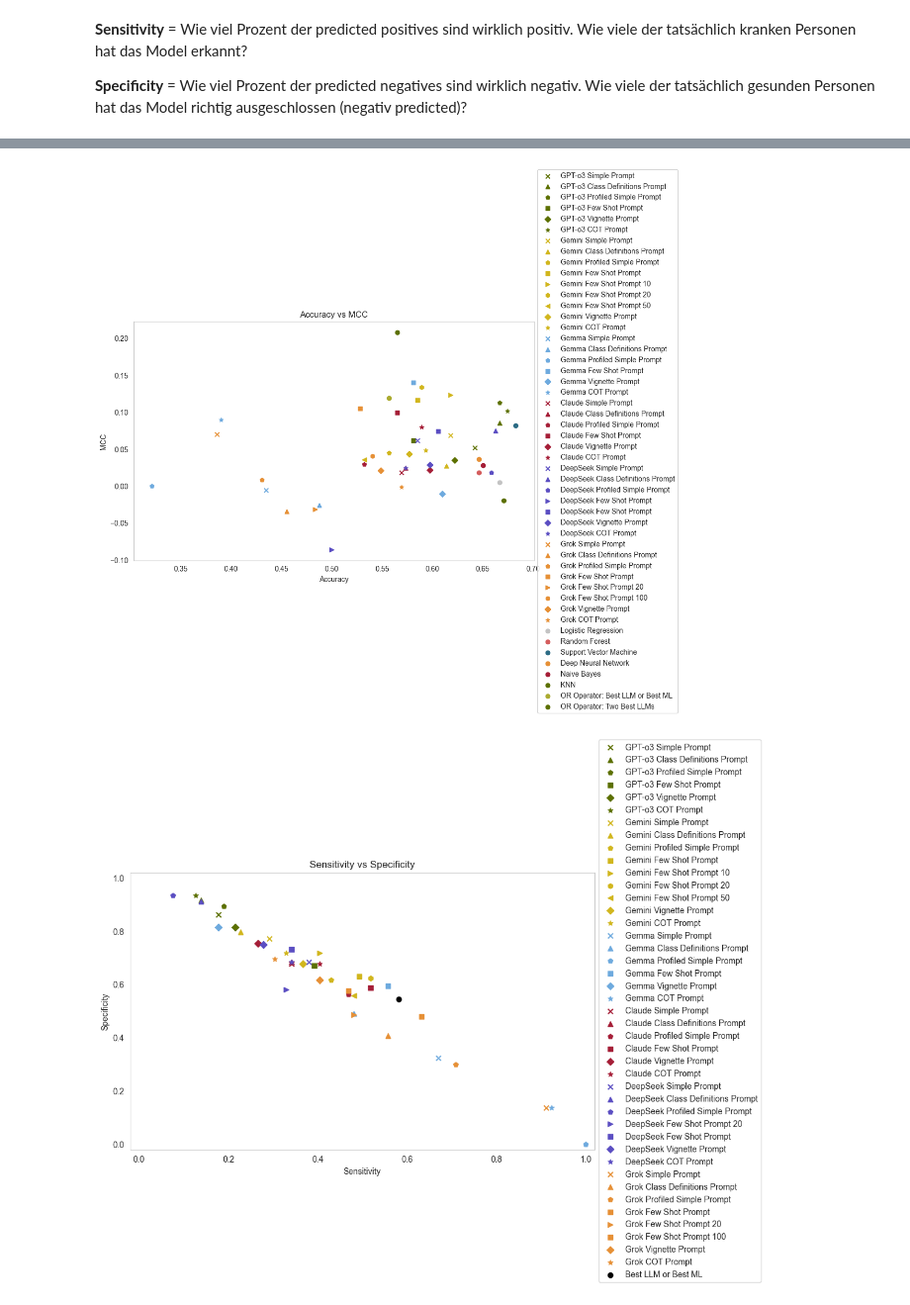
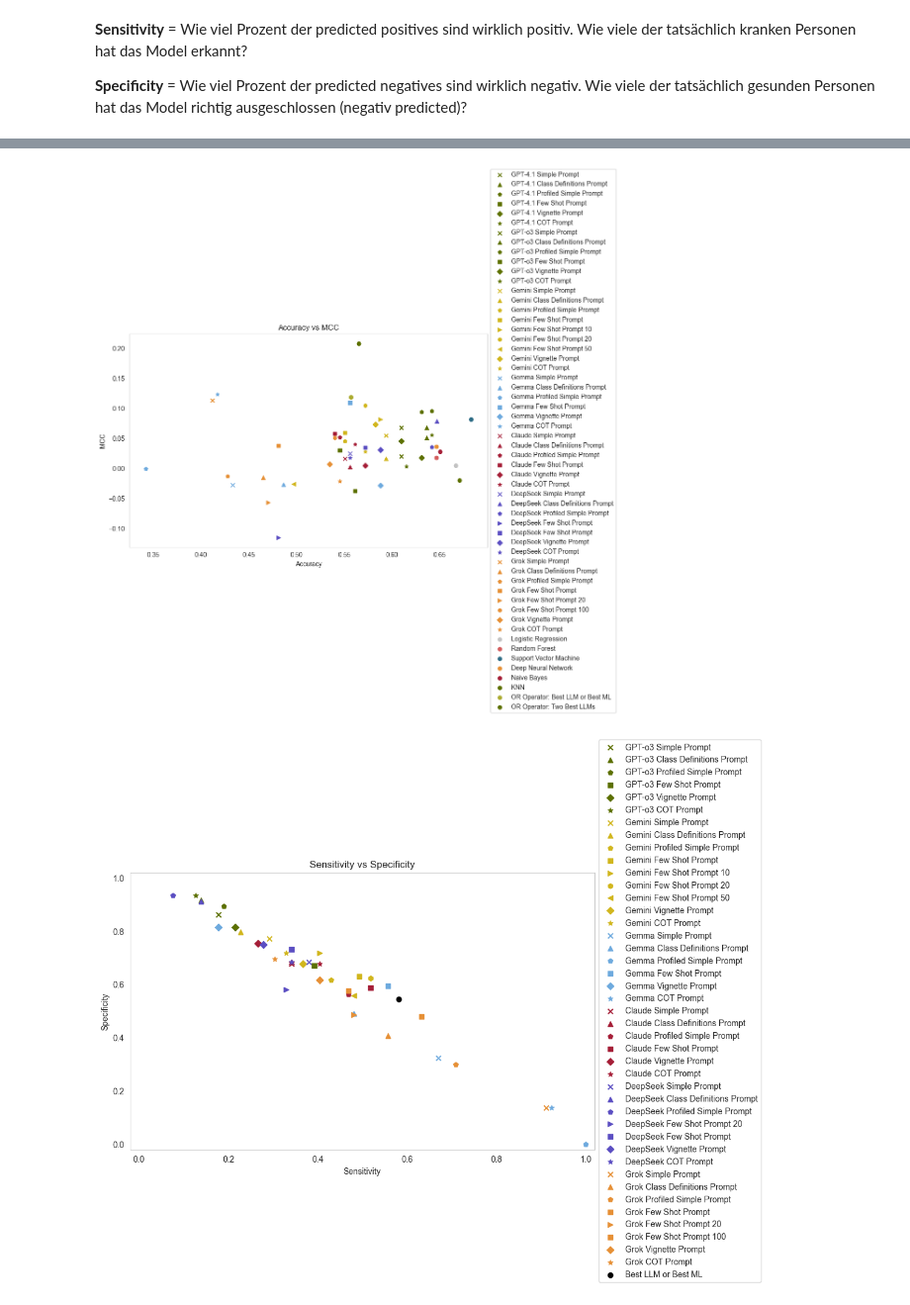
Before and after one commit to kimmizi/master_thesis, a Jupyter notebook: exp/05_Evaluation_Performance.ipynb, the cells around one changed output, grey strips where cells are left out. Shown at 99% size. Cells and saved outputs as stored; diff of their text form; code cells hidden in the pictures.

Commit message:
Trying new approach to cleaning data and train-test split

```diff
--- a/exp/05_Evaluation_Performance.ipynb
+++ b/exp/05_Evaluation_Performance.ipynb
@@ -220 +386,8 @@ metrics_Gemma_cot_prompt = calculate_metrics(y_test, y_pred_Gemma_cot_prompt["y_
+# %%
+metrics_Gemma_simple_prompt = calculate_metrics(y_test_excl, y_pred_Gemma_simple_prompt["y_pred"])
+metrics_Gemma_class_def_prompt = calculate_metrics(y_test_excl, y_pred_Gemma_class_def_prompt["y_pred"])
+metrics_Gemma_profiled_simple_prompt = calculate_metrics(y_test_excl, y_pred_Gemma_profiled_simple_prompt["y_pred"])
+metrics_Gemma_few_shot_prompt = calculate_metrics(y_test_excl, y_pred_Gemma_few_shot_prompt["y_pred"])
+metrics_Gemma_vignette_prompt = calculate_metrics(y_test_excl, y_pred_Gemma_vignette_prompt["y_pred"])
+metrics_Gemma_cot_prompt = calculate_metrics(y_test_excl, y_pred_Gemma_cot_prompt["y_pred"])
 # %%
@@ -227 +400,8 @@ metrics_Claude_4_cot_prompt = calculate_metrics(y_test, y_pred_Claude_4_cot_prom
+# %%
+metrics_Claude_4_simple_prompt = calculate_metrics(y_test_excl, y_pred_Claude_4_simple_prompt["y_pred"])
+metrics_Claude_4_class_def_prompt = calculate_metrics(y_test_excl, y_pred_Claude_4_class_def_prompt["y_pred"])
+metrics_Claude_4_profiled_simple_prompt = calculate_metrics(y_test_excl, y_pred_Claude_4_profiled_simple_prompt["y_pred"])
+metrics_Claude_4_few_shot_prompt = calculate_metrics(y_test_excl, y_pred_Claude_4_few_shot_prompt["y_pred"])
+metrics_Claude_4_vignette_prompt = calculate_metrics(y_test_excl, y_pred_Claude_4_vignette_prompt["y_pred"])
+metrics_Claude_4_cot_prompt = calculate_metrics(y_test_excl, y_pred_Claude_4_cot_prompt["y_pred"])
 # %%
@@ -235 +415,9 @@ metrics_DeepSeek_cot_prompt = calculate_metrics(y_test, y_pred_DeepSeek_cot_prom
+# %%
+metrics_DeepSeek_simple_prompt = calculate_metrics(y_test_excl, y_pred_DeepSeek_simple_prompt["y_pred"])
+metrics_DeepSeek_class_def_prompt = calculate_metrics(y_test_excl, y_pred_DeepSeek_class_def_prompt["y_pred"])
+metrics_DeepSeek_profiled_simple_prompt = calculate_metrics(y_test_excl, y_pred_DeepSeek_profiled_simple_prompt["y_pred"])
+metrics_DeepSeek_few_shot_prompt_20 = calculate_metrics(y_test_excl, y_pred_DeepSeek_few_shot_prompt_20["y_pred"])
+metrics_DeepSeek_few_shot_prompt = calculate_metrics(y_test_excl, y_pred_DeepSeek_few_shot_prompt["y_pred"])
+metrics_DeepSeek_vignette_prompt = calculate_metrics(y_test_excl, y_pred_DeepSeek_vignette_prompt["y_pred"])
+metrics_DeepSeek_cot_prompt = calculate_metrics(y_test_excl, y_pred_DeepSeek_cot_prompt["y_pred"])
 # %%
@@ -244,3 +432,12 @@ metrics_Grok_cot_prompt = calculate_metrics(y_test, y_pred_Grok_cot_prompt["y_pr
+# %%
+metrics_Grok_simple_prompt = calculate_metrics(y_test_excl, y_pred_Grok_simple_prompt)
+metrics_Grok_class_def_prompt = calculate_metrics(y_test_excl, y_pred_Grok_class_def_prompt)
+metrics_Grok_profiled_simple_prompt = calculate_metrics(y_test_excl, y_pred_Grok_profiled_simple_prompt)
+metrics_Grok_few_shot_prompt = calculate_metrics(y_test_excl, y_pred_Grok_few_shot_prompt)
+metrics_Grok_few_shot_prompt_20 = calculate_metrics(y_test_excl, y_pred_Grok_few_shot_prompt_20)
+metrics_Grok_few_shot_prompt_100 = calculate_metrics(y_test_excl, y_pred_Grok_few_shot_prompt_100)
+metrics_Grok_vignette_prompt = calculate_metrics(y_test_excl, y_pred_Grok_vignette_prompt)
+metrics_Grok_cot_prompt = calculate_metrics(y_test_excl, y_pred_Grok_cot_prompt["y_pred"])
 # %% [markdown]
 #### Unification Approaches
 # %%
@@ -351,12 +589,12 @@ plt.savefig("../doc/figs/01_LLM_ML_performance/sensitivity_specificity_ML.png",
 # plot all simple prompts for LLMs: MCC vs Accuracy
 plt.figure(figsize = (10, 6))
 
-# plt.scatter(metrics_GPT_simple_prompt["accuracy"], metrics_GPT_simple_prompt["mcc"], label = "GPT-4.1 Simple Prompt", color = hex_colors[9], marker = "x")
-# plt.scatter(metrics_GPT_class_def_prompt["accuracy"], metrics_GPT_class_def_prompt["mcc"], label = "GPT-4.1 Class Definitions Prompt", color = hex_colors[9], marker = "^")
-# plt.scatter(metrics_GPT_profiled_simple_prompt["accuracy"], metrics_GPT_profiled_simple_prompt["mcc"], label = "GPT-4.1 Profiled Simple Prompt", color = hex_colors[9], marker = "p")
-# plt.scatter(metrics_GPT_few_shot_prompt["accuracy"], metrics_GPT_few_shot_prompt["mcc"], label = "GPT-4.1 Few Shot Prompt", color = hex_colors[9], marker = "s")
-# plt.scatter(metrics_GPT_vignette_prompt["accuracy"], metrics_GPT_vignette_prompt["mcc"], label = "GPT-4.1 Vignette Prompt", color = hex_colors[9], marker = "D")
-# plt.scatter(metrics_GPT_cot_prompt["accuracy"], metrics_GPT_cot_prompt["mcc"], label = "GPT-4.1 COT Prompt", color = hex_colors[9], marker = "*")
+plt.scatter(metrics_GPT_simple_prompt["accuracy"], metrics_GPT_simple_prompt["mcc"], label = "GPT-4.1 Simple Prompt", color = hex_colors[9], marker = "x")
+plt.scatter(metrics_GPT_class_def_prompt["accuracy"], metrics_GPT_class_def_prompt["mcc"], label = "GPT-4.1 Class Definitions Prompt", color = hex_colors[9], marker = "^")
+plt.scatter(metrics_GPT_profiled_simple_prompt["accuracy"], metrics_GPT_profiled_simple_prompt["mcc"], label = "GPT-4.1 Profiled Simple Prompt", color = hex_colors[9], marker = "p")
+plt.scatter(metrics_GPT_few_shot_prompt["accuracy"], metrics_GPT_few_shot_prompt["mcc"], label = "GPT-4.1 Few Shot Prompt", color = hex_colors[9], marker = "s")
+plt.scatter(metrics_GPT_vignette_prompt["accuracy"], metrics_GPT_vignette_prompt["mcc"], label = "GPT-4.1 Vignette Prompt", color = hex_colors[9], marker = "D")
+plt.scatter(metrics_GPT_cot_prompt["accuracy"], metrics_GPT_cot_prompt["mcc"], label = "GPT-4.1 COT Prompt", color = hex_colors[9], marker = "*")
 
 plt.scatter(metrics_GPT_o3_simple_prompt["accuracy"], metrics_GPT_o3_simple_prompt["mcc"], label = "GPT-o3 Simple Prompt", color = hex_colors[9], marker = "x")
 plt.scatter(metrics_GPT_o3_class_definitions_prompt["accuracy"], metrics_GPT_o3_class_definitions_prompt["mcc"], label = "GPT-o3 Class Definitions Prompt", color = hex_colors[9], marker = "^")
@@ -424,34 +662,34 @@ plt.scatter(metrics_OR_best_LLMs["accuracy"], metrics_OR_best_LLMs["mcc"], label
 # plt.scatter(metrics_pov_llm_votes["accuracy"], metrics_pov_llm_votes["mcc"], label = "POV LLM Votes", color = "black", marker = "p")
 # plt.scatter(metrics_pov_simple_votes["accuracy"], metrics_pov_simple_votes["mcc"], label = "POV Simple Votes", color = "black", marker = "x")
 # plt.scatter(metrics_pov_class_definitions_votes["accuracy"], metrics_pov_class_definitions_votes["mcc"], label = "POV Class Definitions Votes", color = "black", marker = "^")
 # plt.scatter(metrics_pov_profiled_simple_votes["accuracy"], metrics_pov_profiled_simple_votes["mcc"], label = "POV Profiled Simple Votes", color = "black", marker = "p")
 # plt.scatter(metrics_pov_few_shot_votes["accuracy"], metrics_pov_few_shot_votes["mcc"], label = "POV Few Shot Votes", color = "black", marker = "s")
 # plt.scatter(metrics_pov_vignette_votes["accuracy"], metrics_pov_vignette_votes["mcc"], label = "POV Vignette Votes", color = "black", marker = "D")
 # plt.scatter(metrics_pov_cot_votes["accuracy"], metrics_pov_cot_votes["mcc"], label = "POV COT Votes", color = "black", marker = "*")
 
 
 # plt.scatter(metrics_new_input_dnn["accuracy"], metrics_new_input_dnn["mcc"], label = "New Input DNN", color = "green", marker = "s")
 # plt.scatter(metrics_new_input_svc["accuracy"], metrics_new_input_svc["mcc"], label = "New Input SVC", color = "orange", marker = "D")
 # plt.scatter(metrics_new_input_svc_2["accuracy"], metrics_new_input_svc_2["mcc"], label = "New Input SVC All train set", color = "purple", marker = "*")
 
 # plt.xlim(0.3, 0.7)
 # plt.ylim(-0.05, 0.25)
 
 # plt.xlim(0, 1.02)
 # plt.ylim(-1.02, 1.02)
 
 plt.xlabel("Accuracy")
 plt.ylabel("MCC")
 plt.title("Accuracy vs MCC")
 plt.legend(loc = 'center left', bbox_to_anchor = (1, 0.5))
 plt.grid()
 
 # # save as png
 # plt.savefig("../doc/figs/01_LLM_ML_performance/accuracy_mcc_LLMs.png", dpi = 300, bbox_inches = "tight")
 # plt.savefig("../doc/figs/01_LLM_ML_performance/accuracy_mcc_all_models.png", dpi = 300, bbox_inches = "tight")
 # plt.savefig("../doc/figs/01_LLM_ML_performance/accuracy_mcc_LLMs_ML_0_1.png", dpi = 300, bbox_inches = "tight")
 # %% [output]
-[figure, old version]
+[figure, new version]
 # %%
 # plot sensitivity vs specificity for all simple prompts
 plt.figure(figsize = (10, 6))
```
Also changed, not shown: parts of 24 cells of this notebook, 5 other files.
